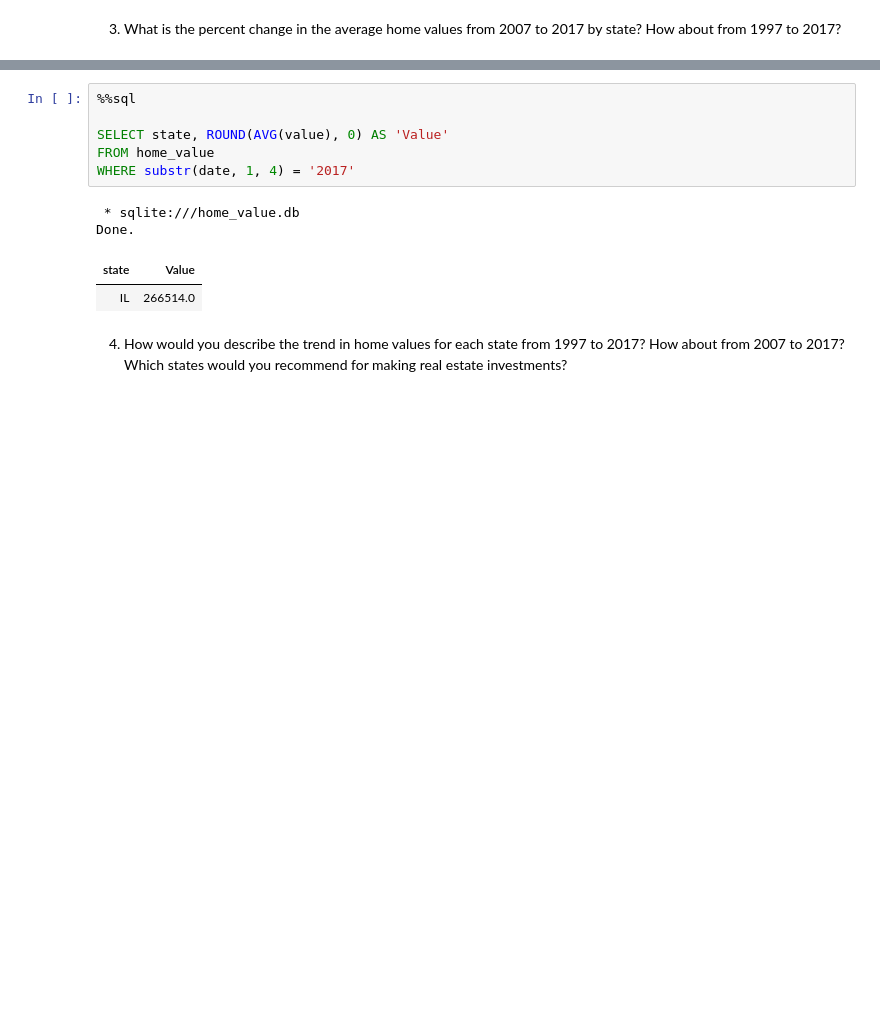
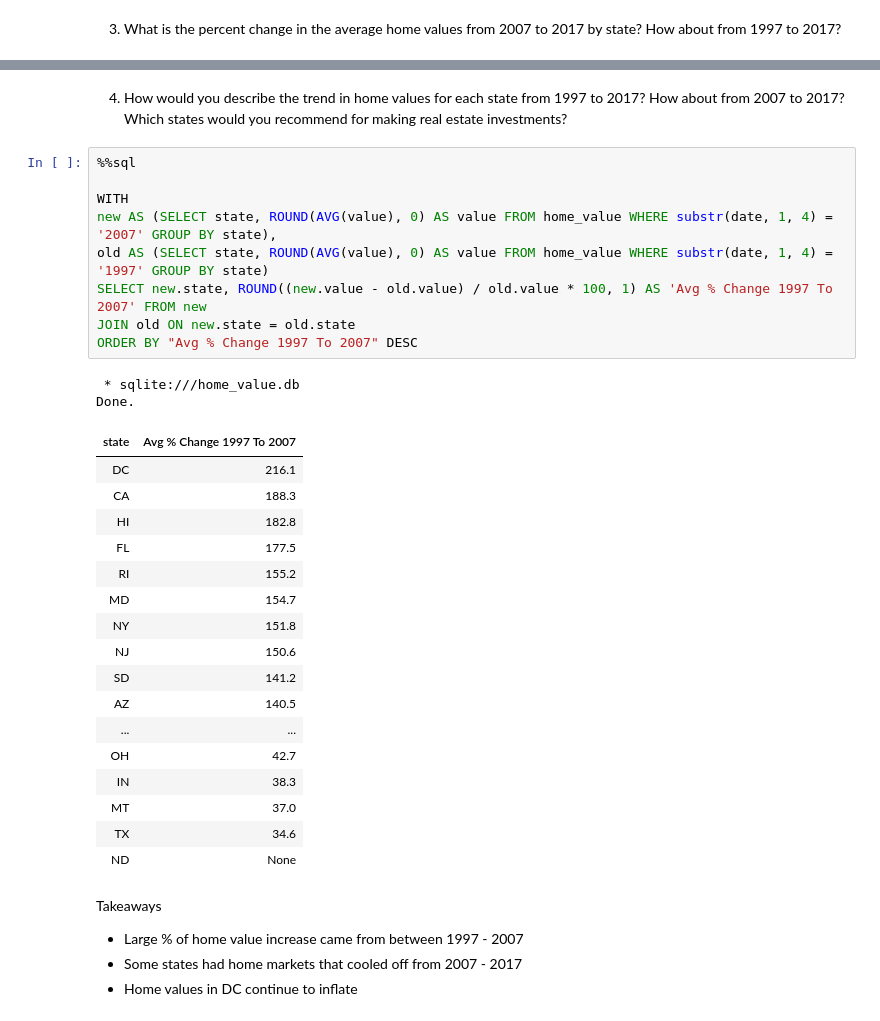
Before and after one commit to machar94/SQL-Challenges, a Jupyter notebook: Home-Value-Trends/home_value.ipynb, the cells around one changed output, grey strips where cells are left out. Drawn from its saved outputs; the diff is of its cells as text; blank space fills up the shorter version.

```diff
--- a/Home-Value-Trends/home_value.ipynb
+++ b/Home-Value-Trends/home_value.ipynb
@@ -238,13 +224,37 @@ Done.
-# %%
-%%sql
-
-SELECT state, ROUND(AVG(value), 0) AS 'Value'
-FROM home_value
-WHERE substr(date, 1, 4) = '2017'
-# %% [output]
- * sqlite:///home_value.db
-Done.
-| state | Value |
-| IL | 266514.0 |
 # %% [markdown]
 4. How would you describe the trend in home values for each state from 1997 to 2017? How about from 2007 to 2017? Which states would you recommend for making real estate investments?
+# %%
+%%sql
+
+WITH
+new AS (SELECT state, ROUND(AVG(value), 0) AS value FROM home_value WHERE substr(date, 1, 4) = '2007' GROUP BY state),
+old AS (SELECT state, ROUND(AVG(value), 0) AS value FROM home_value WHERE substr(date, 1, 4) = '1997' GROUP BY state)
+SELECT new.state, ROUND((new.value - old.value) / old.value * 100, 1) AS 'Avg % Change 1997 To 2007' FROM new
+JOIN old ON new.state = old.state
+ORDER BY "Avg % Change 1997 To 2007" DESC
+# %% [output]
+ * sqlite:///home_value.db
+Done.
+| state | Avg % Change 1997 To 2007 |
+| DC | 216.1 |
+| CA | 188.3 |
+| HI | 182.8 |
+| FL | 177.5 |
+| RI | 155.2 |
+| MD | 154.7 |
+| NY | 151.8 |
+| NJ | 150.6 |
+| SD | 141.2 |
+| AZ | 140.5 |
+| ... | ... |
+| OH | 42.7 |
+| IN | 38.3 |
+| MT | 37.0 |
+| TX | 34.6 |
+| ND | None |
+# %% [markdown]
+Takeaways
+
+* Large % of home value increase came from between 1997 - 2007
+* Some states had home markets that cooled off from 2007 - 2017
+* Home values in DC continue to inflate
```
Also changed, not shown: parts of 6 cells of this notebook.
